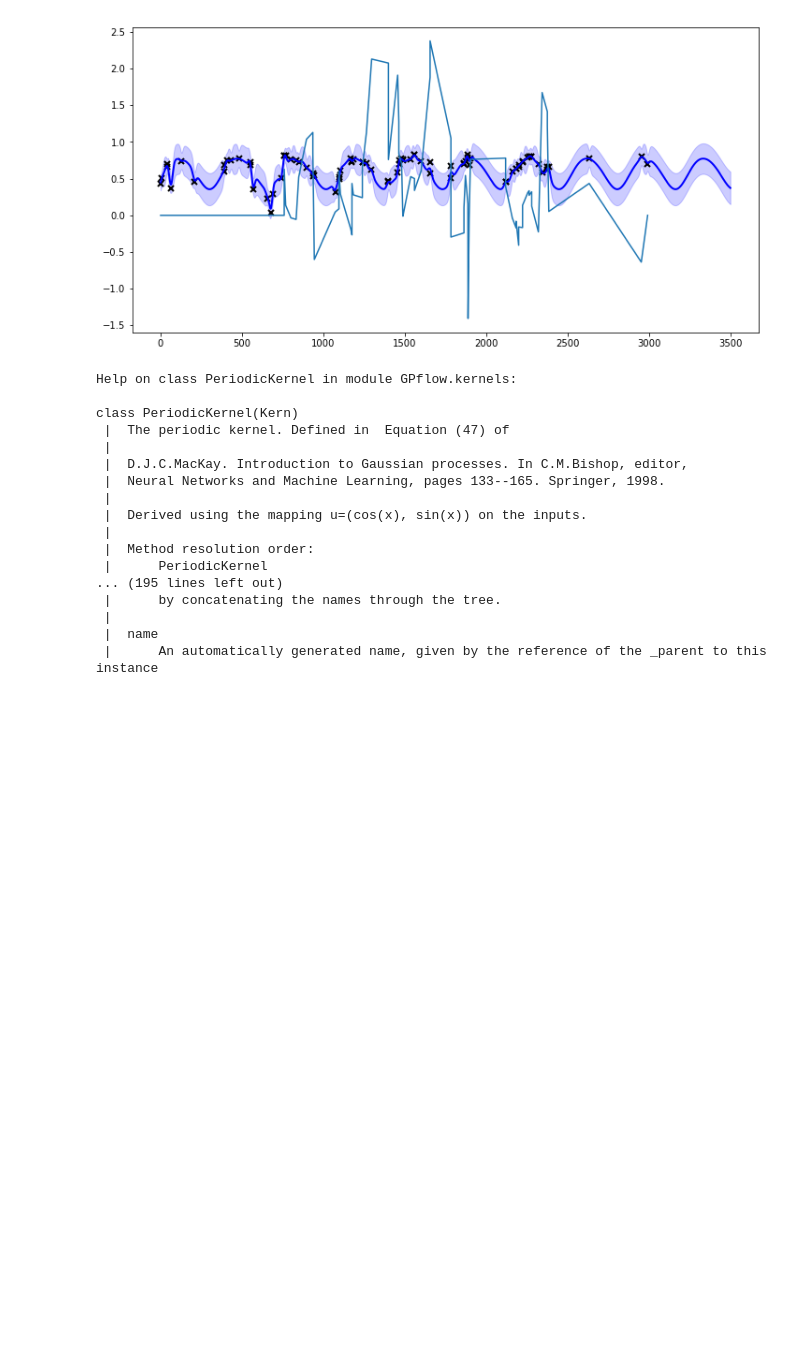
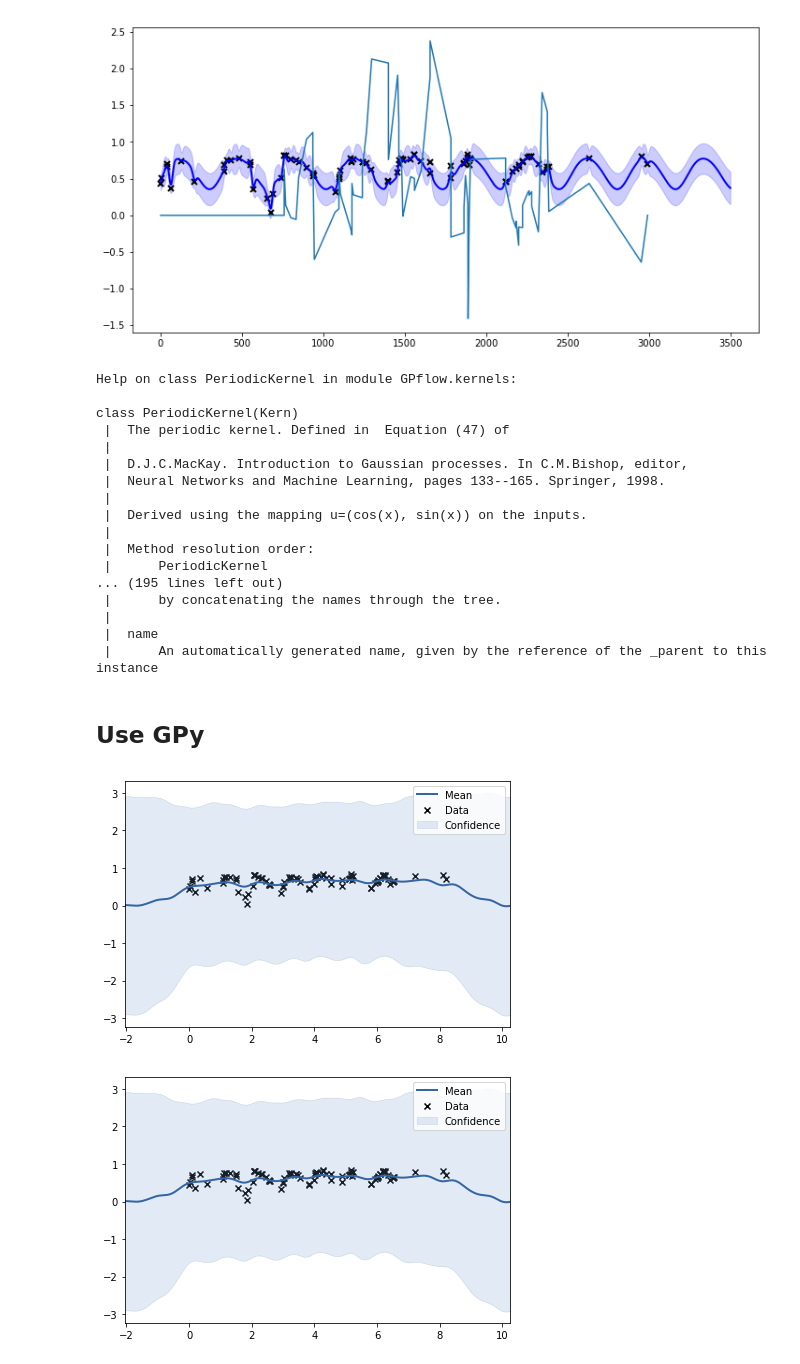
Before and after one commit to edd3x/Sat_im, a Jupyter notebook: Pete-Hackday-notebook.ipynb, the cells around one changed output. Drawn from its saved outputs; the diff is of its cells as text; code cells hidden in the pictures; blank space fills up the shorter version.

```diff
--- a/Pete-Hackday-notebook.ipynb
+++ b/Pete-Hackday-notebook.ipynb
@@ -175,3 +175,5 @@ class PeriodicKernel(Kern)
  |
  |  name
  |      An automatically generated name, given by the reference of the _parent to this instance
+# %% [markdown]
+## Use GPy
@@ -177,0 +182,12 @@ class PeriodicKernel(Kern)
+# %%
+k1=GPy.kern.PeriodicExponential(input_dim=1)
+k2=GPy.kern.RBF(input_dim=1)
+k_add = k1+k2
+# %%
+m = GPy.models.GPRegression(X/365.0,Y,k_add)
+# %%
+fig = m.plot()
+GPy.plotting.show(fig)
+# %% [output]
+[figure, added]
+[figure, added]
```
Also changed, not shown: parts of 5 cells of this notebook.
